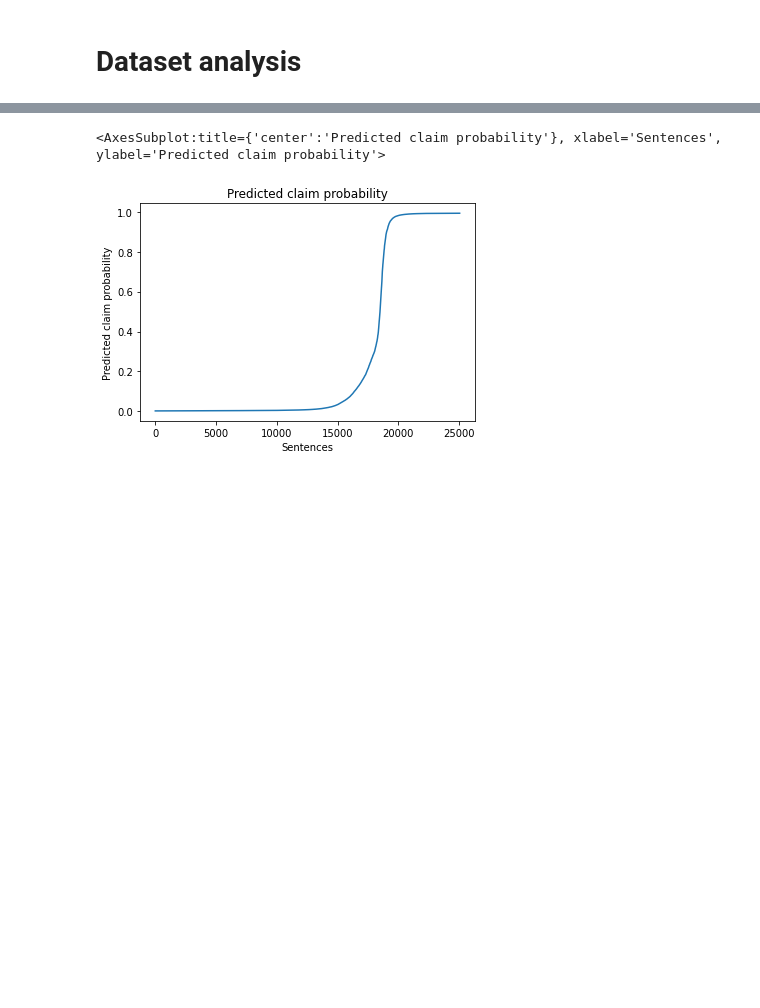
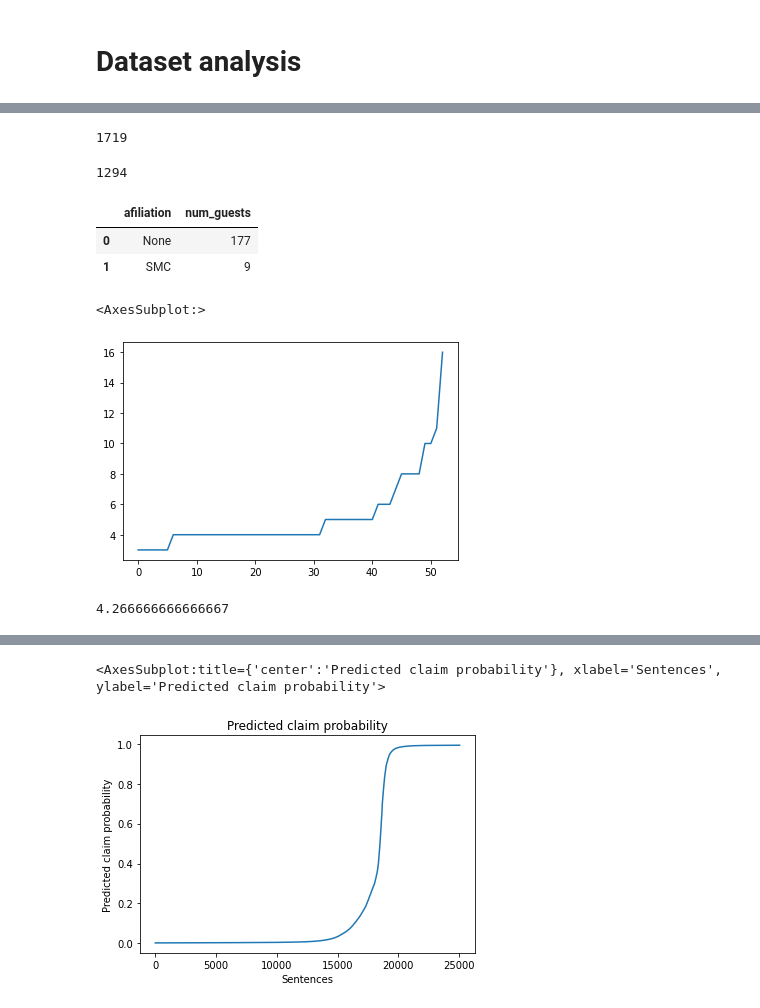
Before and after one commit to jueri/press_briefing_claim_dataset, a Jupyter notebook: dataset_analysis.ipynb, the cells around one changed output, grey strips where cells are left out. Cells and saved outputs as stored; diff of their text form; code cells hidden in the pictures; blank space fills up the shorter version.

```diff
--- a/dataset_analysis.ipynb
+++ b/dataset_analysis.ipynb
@@ -38,0 +12,2 @@ WHERE pb_ID = 10
+# %%
+connection = sqlite3.connect(DB_PATH)
@@ -38,0 +66,49 @@ WHERE pb_ID = 10
+# %%
+# Number guest passages
+aff = pd.read_sql_query("""
+SELECT *
+FROM Segment
+JOIN Person
+ON Person.person_ID = Segment.speaker
+""", connection)
+
+aff[aff["afiliation"]!="SMC"]["segment_ID"].count()
+# %% [output]
+1719
+# %%
+# Number moderator passages
+aff[aff["afiliation"]=="SMC"]["segment_ID"].count()
+# %% [output]
+1294
+# %%
+# Number guests
+pd.read_sql_query("""
+SELECT afiliation, COUNT(DISTINCT is_guest.person_ID) as num_guests
+FROM is_guest
+JOIN Person
+ON Person.person_ID = is_guest.person_ID
+GROUP BY afiliation
+""", connection)
+# %% [output]
+|  | afiliation | num_guests |
+| 0 | None | 177 |
+| 1 | SMC | 9 |
+# %%
+# Avg Number guests
+num_person = pd.read_sql_query("""
+SELECT pb_ID , COUNT( DISTINCT person_ID) as num_guests
+FROM is_guest
+GROUP BY pb_ID
+""", connection)
+# %%
+plt.figure(facecolor="white")
+num_person["num_guests"].sort_values().reset_index(drop=True).plot.line()
+# %% [output]
+<AxesSubplot:>
+[figure, added]
+# %%
+q_hi  = num_person["num_guests"].quantile(0.9)  # exclude top .1 percetiles as outliers
+
+num_person[num_person["num_guests"] < q_hi]["num_guests"].mean()
+# %% [output]
+4.266666666666667
```
Also changed, not shown: parts of 45 cells of this notebook, 1 other file.
